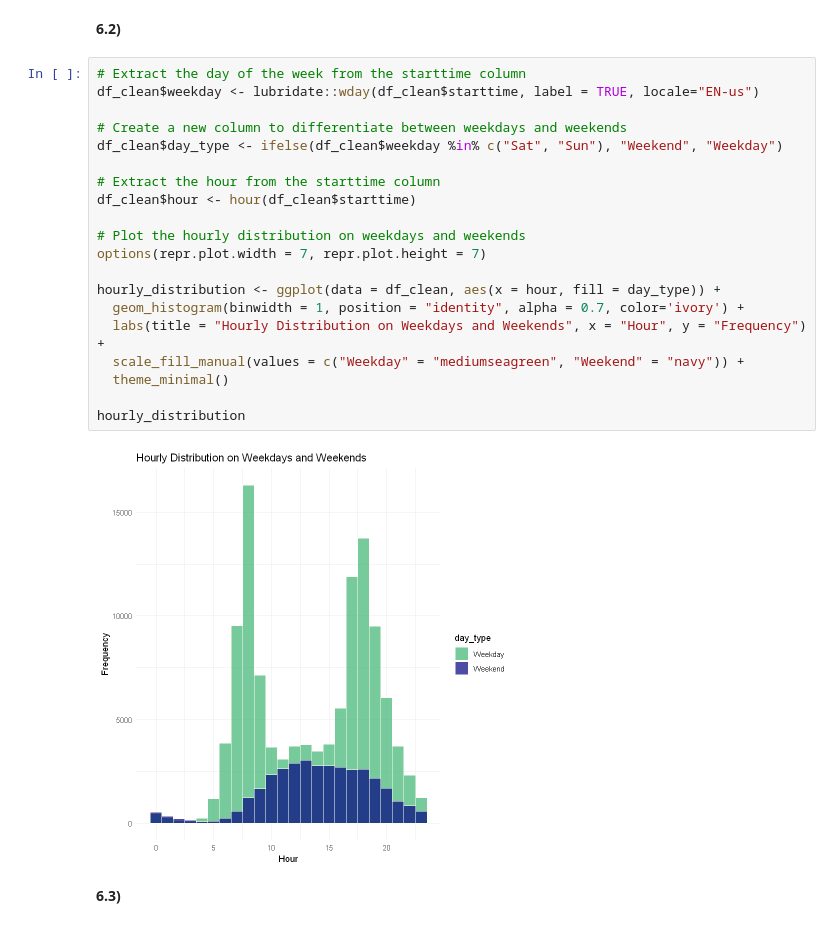
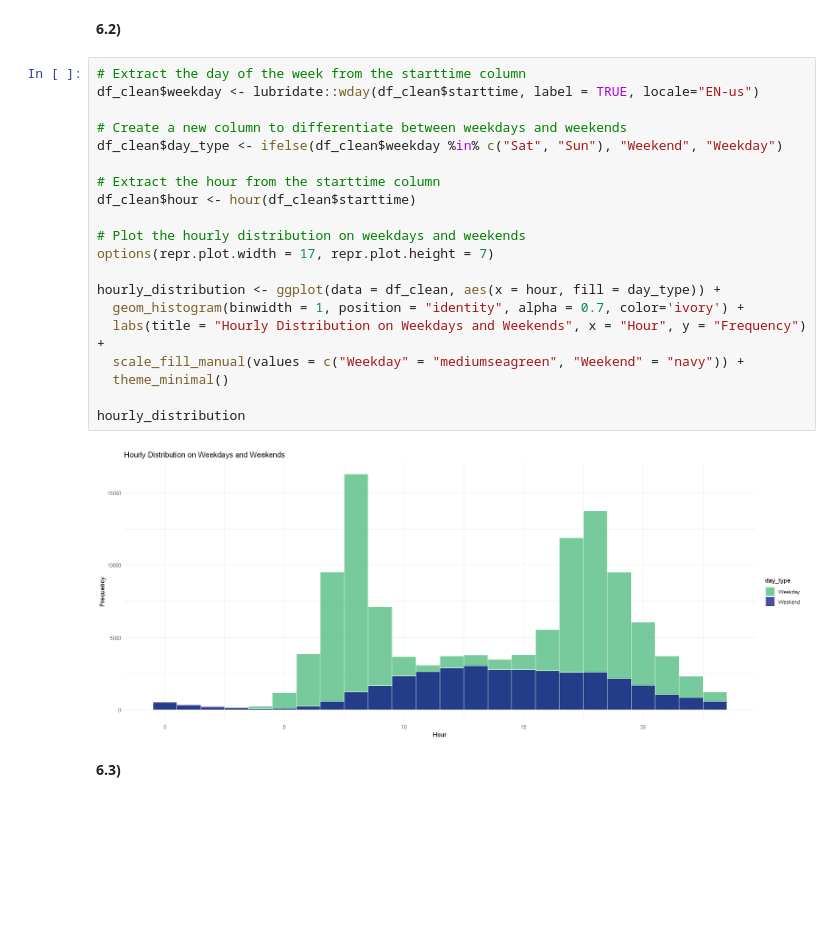
Before and after one commit to Berto70/advstat, a Jupyter notebook: ex1/Bertinelli_Gabriele_rlab01.ipynb, the cells around one changed output. Saved outputs shown, nothing was run; the diff lists cells and outputs as text; blank space fills up the shorter version.

Commit message:
add name + fixed plot formatting

```diff
--- a/ex1/Bertinelli_Gabriele_rlab01.ipynb
+++ b/ex1/Bertinelli_Gabriele_rlab01.ipynb
@@ -214,25 +187,25 @@ riders_per_day_barplot
 # %%
 # Extract the day of the week from the starttime column
 df_clean$weekday <- lubridate::wday(df_clean$starttime, label = TRUE, locale="EN-us")
 
 # Create a new column to differentiate between weekdays and weekends
 df_clean$day_type <- ifelse(df_clean$weekday %in% c("Sat", "Sun"), "Weekend", "Weekday")
 
 # Extract the hour from the starttime column
 df_clean$hour <- hour(df_clean$starttime)
 
 # Plot the hourly distribution on weekdays and weekends
-options(repr.plot.width = 7, repr.plot.height = 7)
+options(repr.plot.width = 17, repr.plot.height = 7)
 
 hourly_distribution <- ggplot(data = df_clean, aes(x = hour, fill = day_type)) +
   geom_histogram(binwidth = 1, position = "identity", alpha = 0.7, color='ivory') +
   labs(title = "Hourly Distribution on Weekdays and Weekends", x = "Hour", y = "Frequency") +
   scale_fill_manual(values = c("Weekday" = "mediumseagreen", "Weekend" = "navy")) +
   theme_minimal()
 
 hourly_distribution
 # %% [output]
-[figure, old version]
+[figure, new version]
 # %% [markdown]
 **6.3)**
 # %%
```
Also changed, not shown: parts of 6 cells of this notebook.
